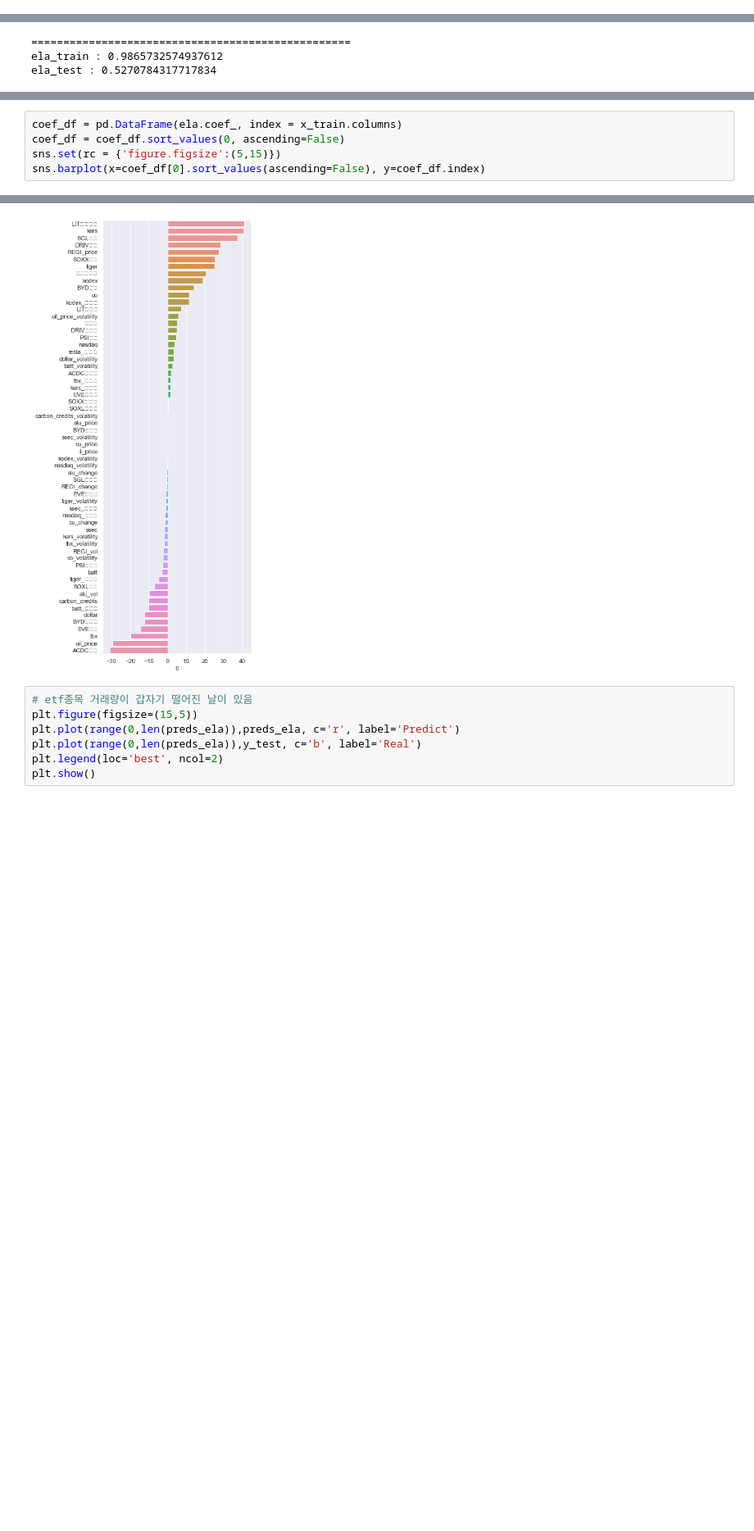
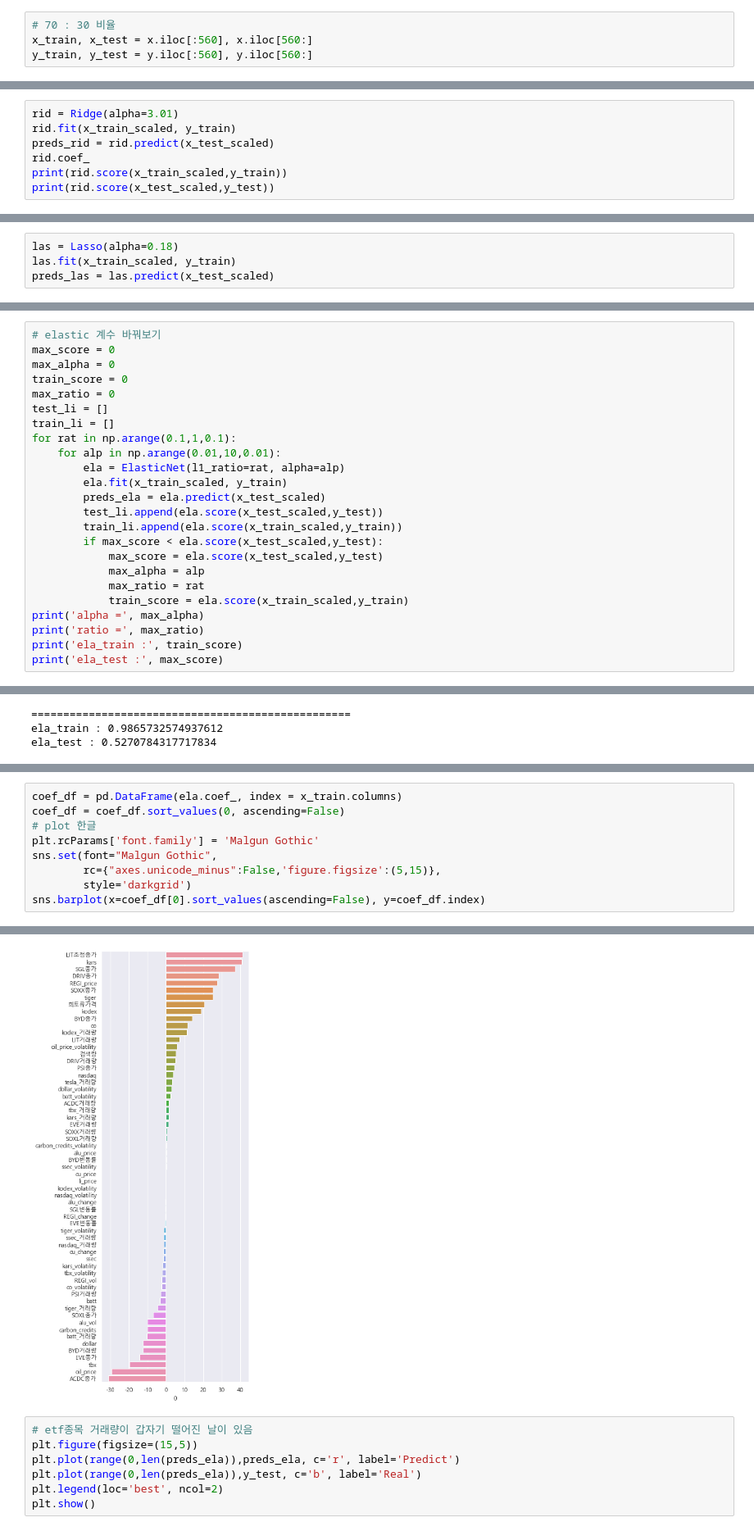
Before and after one commit to cldud400/fintech_1st_project, a Jupyter notebook: 2차 프로젝트/2nd_project_B조_MachineLeaning.ipynb, the cells around one changed output, grey strips where cells are left out. Shown at 82% size. Saved outputs shown, nothing was run; the diff lists cells and outputs as text; blank space fills up the shorter version.

```diff
--- a/2차 프로젝트/2nd_project_B조_MachineLeaning.ipynb
+++ b/2차 프로젝트/2nd_project_B조_MachineLeaning.ipynb
@@ -624,0 +668,4 @@ plt.show()
+# %%
+# 70 : 30 비율
+x_train, x_test = x.iloc[:560], x.iloc[560:]
+y_train, y_test = y.iloc[:560], y.iloc[560:]
@@ -624,0 +709,7 @@ plt.show()
+# %%
+rid = Ridge(alpha=3.01)
+rid.fit(x_train_scaled, y_train)
+preds_rid = rid.predict(x_test_scaled)
+rid.coef_
+print(rid.score(x_train_scaled,y_train))
+print(rid.score(x_test_scaled,y_test))
@@ -624,0 +759,4 @@ plt.show()
+# %%
+las = Lasso(alpha=0.18)
+las.fit(x_train_scaled, y_train)
+preds_las = las.predict(x_test_scaled)
@@ -624,0 +771,24 @@ plt.show()
+# %%
+# elastic 계수 바꿔보기
+max_score = 0
+max_alpha = 0
+train_score = 0
+max_ratio = 0
+test_li = []
+train_li = []
+for rat in np.arange(0.1,1,0.1):
+    for alp in np.arange(0.01,10,0.01):
+        ela = ElasticNet(l1_ratio=rat, alpha=alp)
+        ela.fit(x_train_scaled, y_train)
+        preds_ela = ela.predict(x_test_scaled)
+        test_li.append(ela.score(x_test_scaled,y_test))
+        train_li.append(ela.score(x_train_scaled,y_train))
+        if max_score < ela.score(x_test_scaled,y_test):
+            max_score = ela.score(x_test_scaled,y_test)
+            max_alpha = alp
+            max_ratio = rat
+            train_score = ela.score(x_train_scaled,y_train)
+print('alpha =', max_alpha)
+print('ratio =', max_ratio)
+print('ela_train :', train_score)
+print('ela_test :', max_score)
@@ -965,11 +1184,15 @@ array([  3.27696012, -29.36131208,   5.92456033, -10.07266328,
 # %%
 coef_df = pd.DataFrame(ela.coef_, index = x_train.columns)
 coef_df = coef_df.sort_values(0, ascending=False)
-sns.set(rc = {'figure.figsize':(5,15)})
+# plot 한글
+plt.rcParams['font.family'] = 'Malgun Gothic'
+sns.set(font="Malgun Gothic",
+        rc={"axes.unicode_minus":False,'figure.figsize':(5,15)},
+        style='darkgrid')
 sns.barplot(x=coef_df[0].sort_values(ascending=False), y=coef_df.index)
 # %% [output]
 <AxesSubplot:xlabel='0'>
-[figure, old version]
+[figure, new version]
 # %%
 # etf종목 거래량이 갑자기 떨어진 날이 있음
 plt.figure(figsize=(15,5))
```
Also changed, not shown: parts of 61 cells of this notebook, 1 other file.
